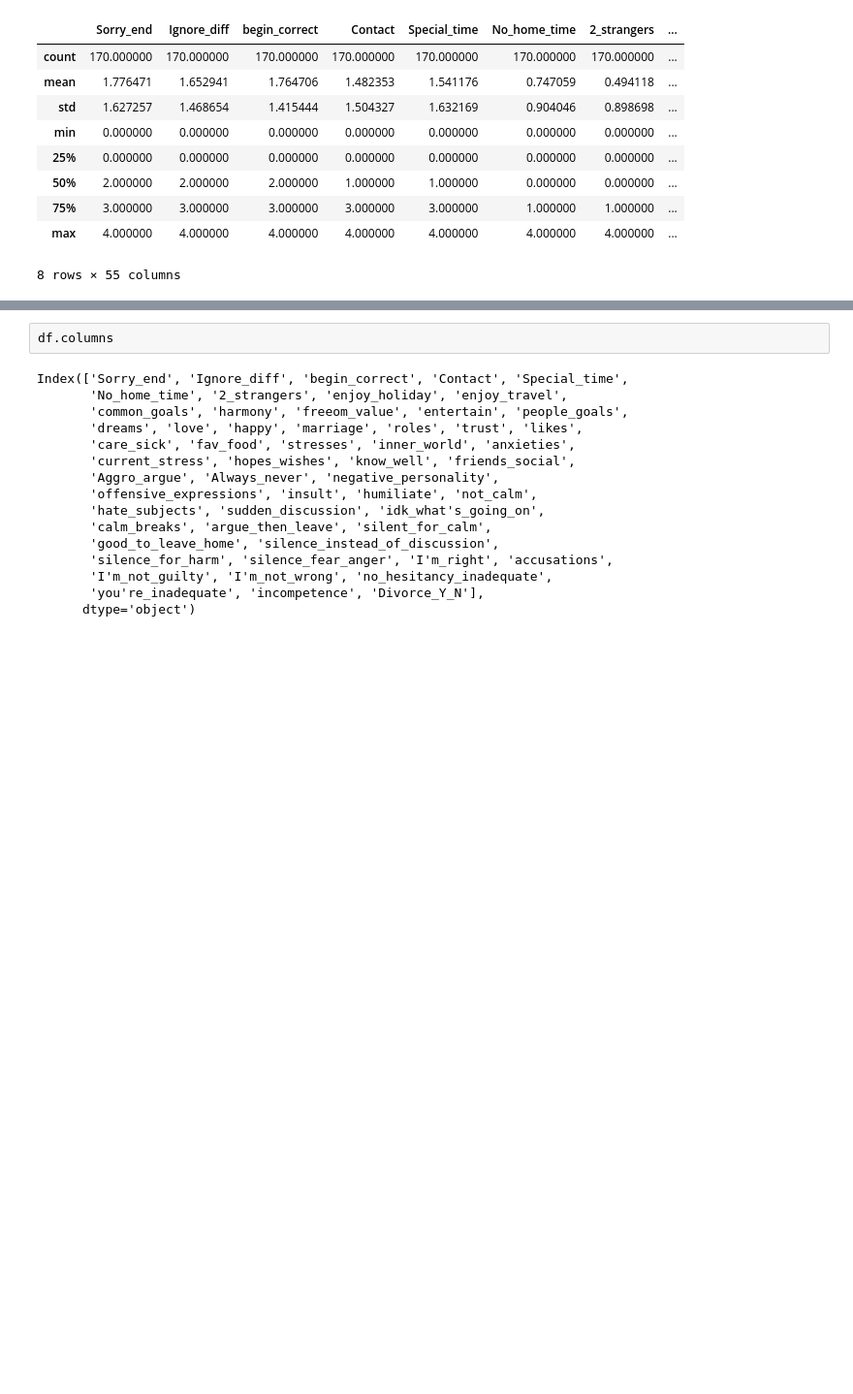
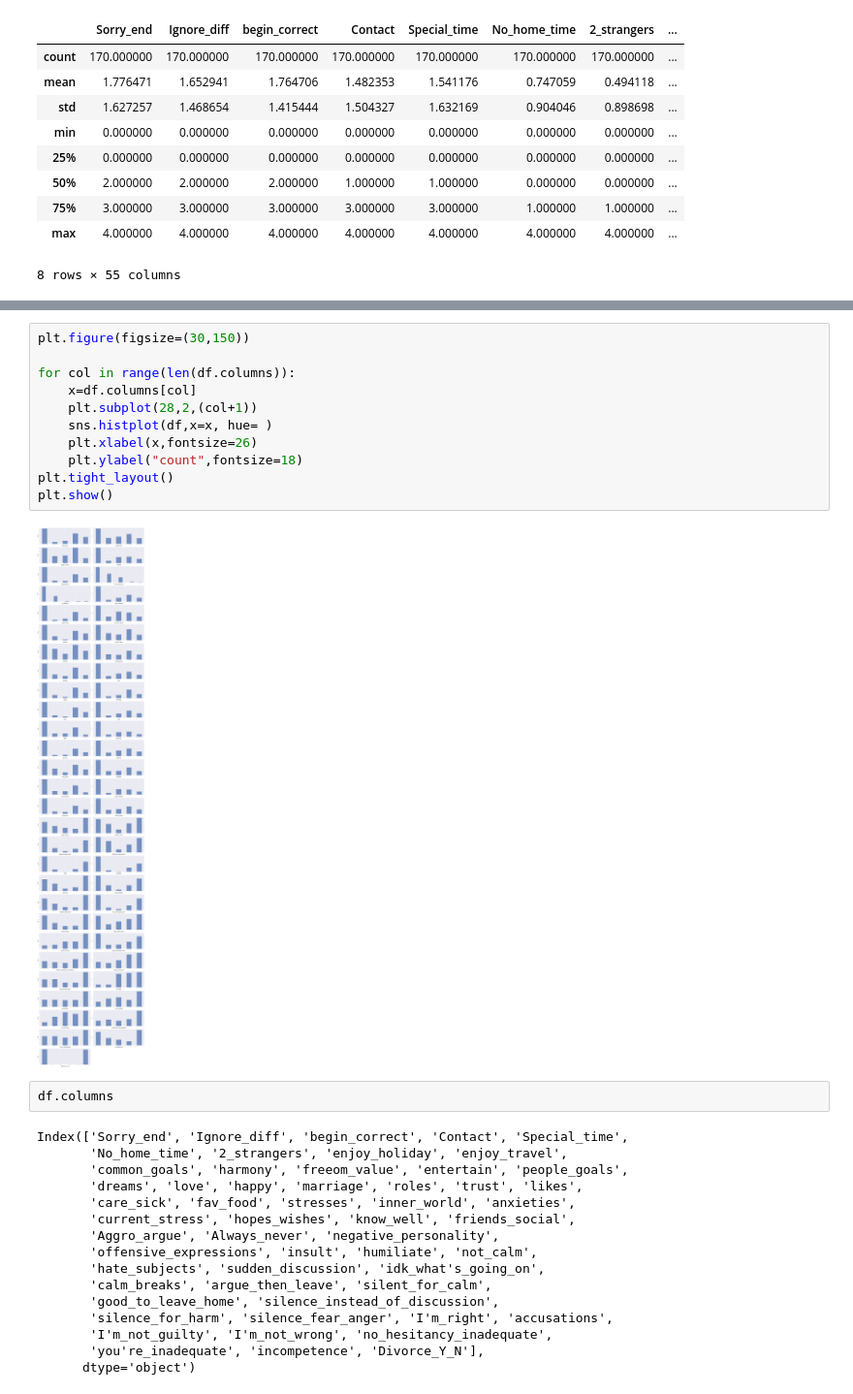
Before and after one commit to MaSOouD69/Divorce, a Jupyter notebook: Divorce Prediction.ipynb, the cells around one changed output, grey strips where cells are left out. Shown: that part at 97% size. Drawn from its saved outputs; the diff is of its cells as text; blank space fills up the shorter version.

```diff
--- a/Divorce Prediction.ipynb
+++ b/Divorce Prediction.ipynb
@@ -76,3 +72,16 @@ for col in df.columns:
+# %%
+plt.figure(figsize=(30,150))
+
+for col in range(len(df.columns)):
+    x=df.columns[col]
+    plt.subplot(28,2,(col+1))
+    sns.histplot(df,x=x, hue= )
+    plt.xlabel(x,fontsize=26)
+    plt.ylabel("count",fontsize=18)
+plt.tight_layout()
+plt.show()
+# %% [output]
+[figure, added]
 # %%
 df.columns
 # %% [output]
```
Also changed, not shown: parts of 3 cells of this notebook.
